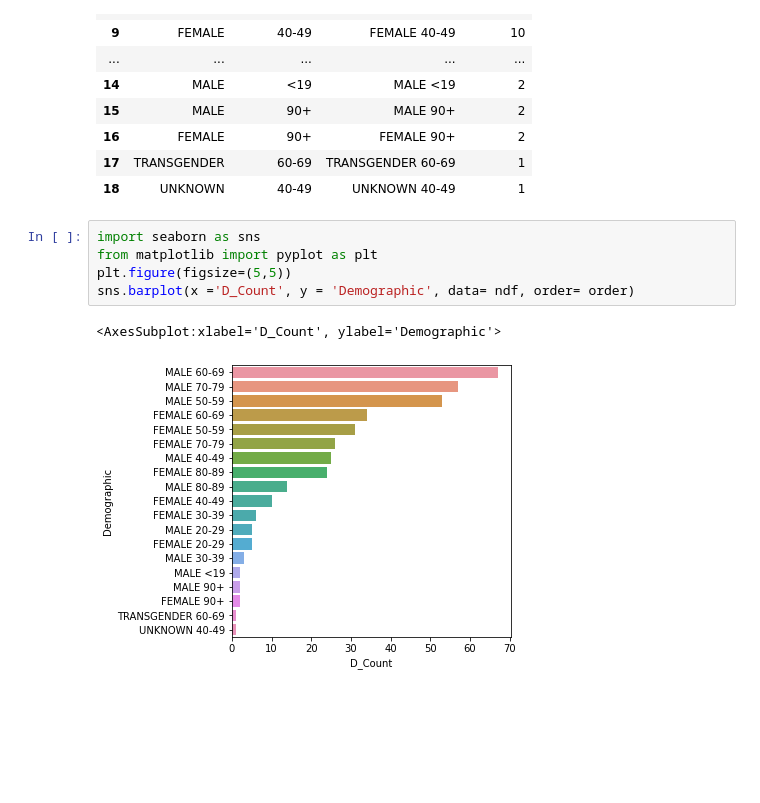
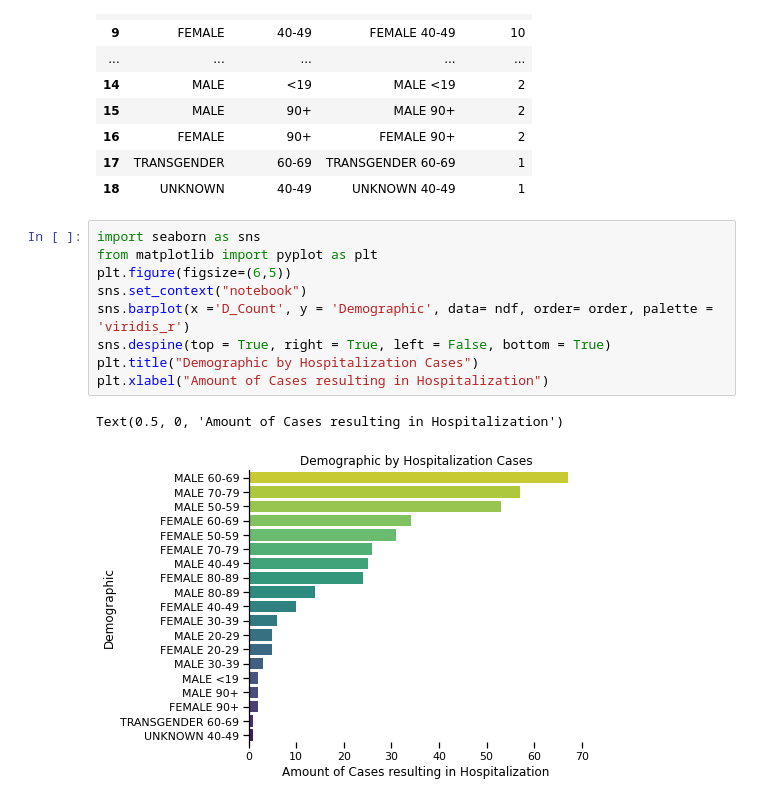
Before and after one commit to data301-2020-winter1/course-project-group_6022, a Jupyter notebook: analysis/Task 5 Folder Milestone 2/Analysis Notebook.ipynb, the cells around one changed output. Drawn from its saved outputs; the diff is of its cells as text; blank space fills up the shorter version.

```diff
--- a/analysis/Task 5 Folder Milestone 2/Analysis Notebook.ipynb
+++ b/analysis/Task 5 Folder Milestone 2/Analysis Notebook.ipynb
@@ -61,8 +62,12 @@ ndf
 # %%
 import seaborn as sns
 from matplotlib import pyplot as plt
-plt.figure(figsize=(5,5))
-sns.barplot(x ='D_Count', y = 'Demographic', data= ndf, order= order)
+plt.figure(figsize=(6,5))
+sns.set_context("notebook")
+sns.barplot(x ='D_Count', y = 'Demographic', data= ndf, order= order, palette = 'viridis_r')
+sns.despine(top = True, right = True, left = False, bottom = True)
+plt.title("Demographic by Hospitalization Cases")
+plt.xlabel("Amount of Cases resulting in Hospitalization")
 # %% [output]
-<AxesSubplot:xlabel='D_Count', ylabel='Demographic'>
+Text(0.5, 0, 'Amount of Cases resulting in Hospitalization')
-[figure, old version]
+[figure, new version]
```
Also changed, not shown: parts of 3 cells of this notebook.
